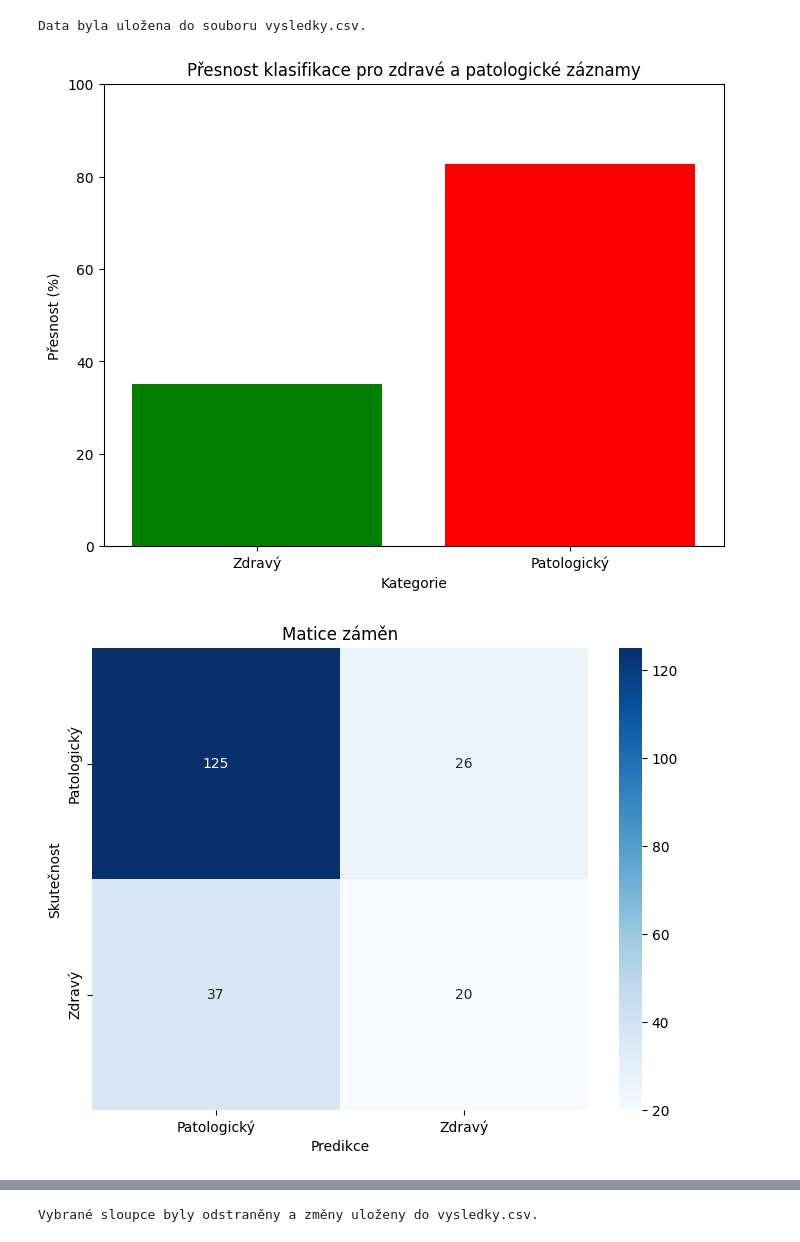
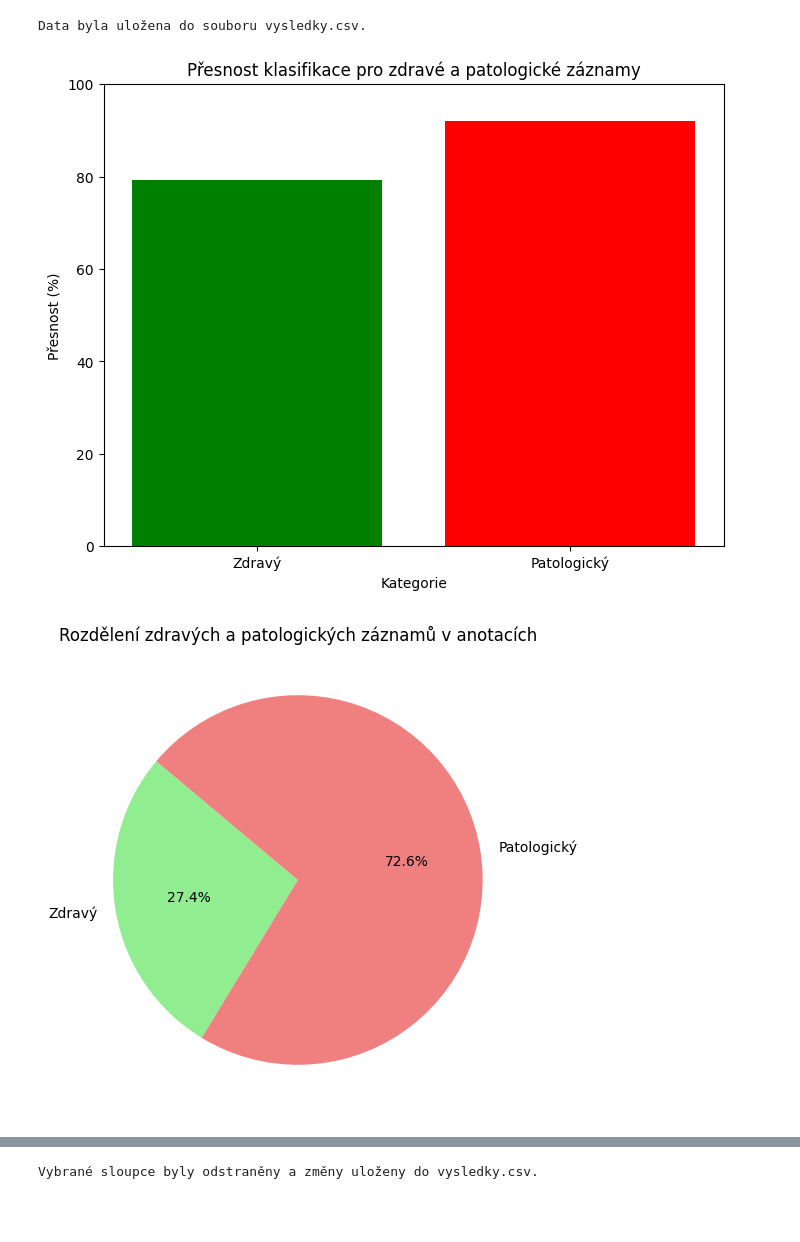
Before and after one commit to sattlereii/PZS, a Jupyter notebook: 2_1sem/sem2_1.ipynb, the cells around one changed output, grey strips where cells are left out. Cells and saved outputs as stored; diff of their text form; code cells hidden in the pictures; blank space fills up the shorter version.

```diff
--- a/2_1sem/sem2_1.ipynb
+++ b/2_1sem/sem2_1.ipynb
@@ -1408,7 +1388,7 @@ zvukova_data, stitky = nacti_zvukova_data(slozka_zvuku)
 mfcc_hodnoty = vypocitej_mfcc_pro_vsechny(zvukova_data)
 
 # Vizualizace MFCC pro prvních 5 signálů
-for index in range(min(5, len(zvukova_data))):
+for index in range(min(1, len(zvukova_data))):
     mfcc = mfcc_hodnoty[index]
     vizualizuj_mfcc(mfcc, index)
 # %% [output]
@@ -1592,41 +1568,34 @@ print(f'Data byla uložena do souboru {csv_soubor}.')
 # %% [output]
 Data byla uložena do souboru vysledky.csv.
 # %%
-# Sloupcový graf
+import matplotlib.pyplot as plt
+import seaborn as sns
+from sklearn.metrics import confusion_matrix
+
+#  Sloupcový graf
 počet_zdravých = sum(1 for skutečnost in anotace if skutečnost.lower() == 'zdravý')
 počet_patologických = sum(1 for skutečnost in anotace if skutečnost.lower() == 'patologický')
 
 zdravý_správně = sum(1 for predikce, skutečnost in zip(klasifikace, anotace) if predikce.lower() == skutečnost.lower() and skutečnost.lower() == 'zdravý')
 patologický_správně = sum(1 for predikce, skutečnost in zip(klasifikace, anotace) if predikce.lower() == skutečnost.lower() and skutečnost.lower() == 'patologický')
 
 přesnost_zdravých = (zdravý_správně / počet_zdravých) * 100 if počet_zdravých > 0 else 0
 přesnost_patologických = (patologický_správně / počet_patologických) * 100 if počet_patologických > 0 else 0
 
 plt.figure(figsize=(8, 6))
-plt.bar(['Zdravý', 'Patologický'], [přesnost_zdravých, přesnost_patologických], color=['green', 'red'])
+plt.bar(['Zdravý', 'Patologický'], [presnost_zdravych, presnost_patologickych], color=['green', 'red'])
 plt.xlabel('Kategorie')
 plt.ylabel('Přesnost (%)')
 plt.title('Přesnost klasifikace pro zdravé a patologické záznamy')
 plt.ylim(0, 100)
 plt.show()
 
 
-# Matice záměn
-matice_záměn = confusion_matrix([1 if skutečnost.lower() == 'zdravý' else 0 for skutečnost in anotace],
-                                [1 if predikce.lower() == 'zdravý' else 0 for predikce in klasifikace])
-
-plt.figure(figsize=(8, 6))
-sns.heatmap(matice_záměn, annot=True, fmt='d', cmap='Blues', xticklabels=['Patologický', 'Zdravý'], yticklabels=['Patologický', 'Zdravý'])
-plt.xlabel('Predikce')
-plt.ylabel('Skutečnost')
-plt.title('Matice záměn')
-plt.show()
-
 # Výsečový graf
 plt.figure(figsize=(8, 6))
 plt.pie([počet_zdravých, počet_patologických], labels=['Zdravý', 'Patologický'], autopct='%1.1f%%', colors=['lightgreen', 'lightcoral'], startangle=140)
 plt.title('Rozdělení zdravých a patologických záznamů v anotacích')
 plt.show()
 # %% [output]
-[figure, old version]
+[figure, new version]
-[figure, old version]
+[figure, new version]
```
Also changed, not shown: parts of 7 cells of this notebook, 1 other file.
